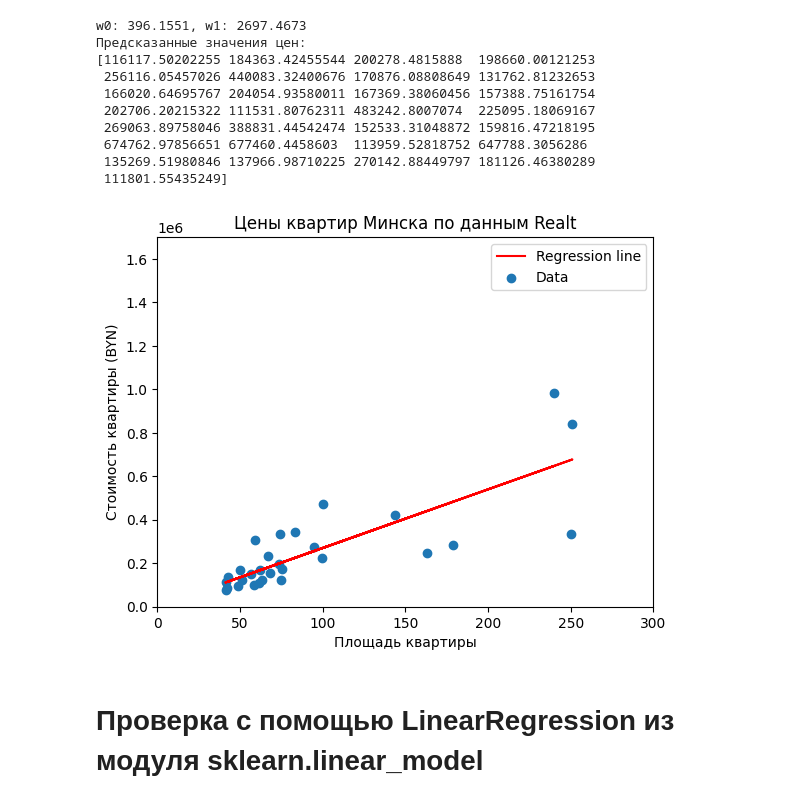
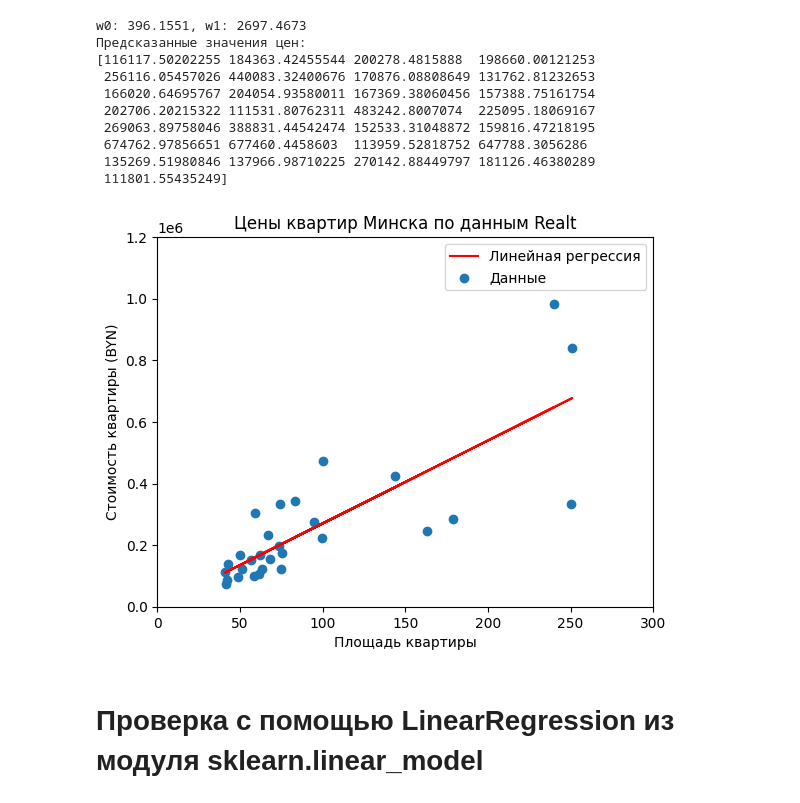
Before and after one commit to KseniaKotova/TMSds, a Jupyter notebook: HW15/Kotova_Ksenia_HW15.ipynb, the cells around one changed output. Saved outputs shown, nothing was run; the diff lists cells and outputs as text; code cells hidden in the pictures.

Commit message:
Fix visualization

```diff
--- a/HW15/Kotova_Ksenia_HW15.ipynb
+++ b/HW15/Kotova_Ksenia_HW15.ipynb
@@ -151,19 +151,19 @@ w0: 396.1551, w1: 2697.4673
  135269.51980846 137966.98710225 270142.88449797 181126.46380289
  111801.55435249]
 # %%
-plt.plot(X, y_pred, color='red', label='Regression line')
-plt.scatter(X, y, label='Data')
+plt.plot(X, y_pred, color='red', label='Линейная регрессия')
+plt.scatter(X, y, label='Данные')
 
 plt.xlabel("Площадь квартиры")
 plt.ylabel("Стоимость квартиры (BYN)")
 plt.title("Цены квартир Минска по данным Realt")
 plt.xlim(0, 300)
-plt.ylim(0, 1700000)
+plt.ylim(0, 1200000)
 plt.legend()
 
 plt.show()
 # %% [output]
-[figure, old version]
+[figure, new version]
 # %% [markdown]
 # Проверка с помощью LinearRegression из модуля sklearn.linear_model
 # %%
```
